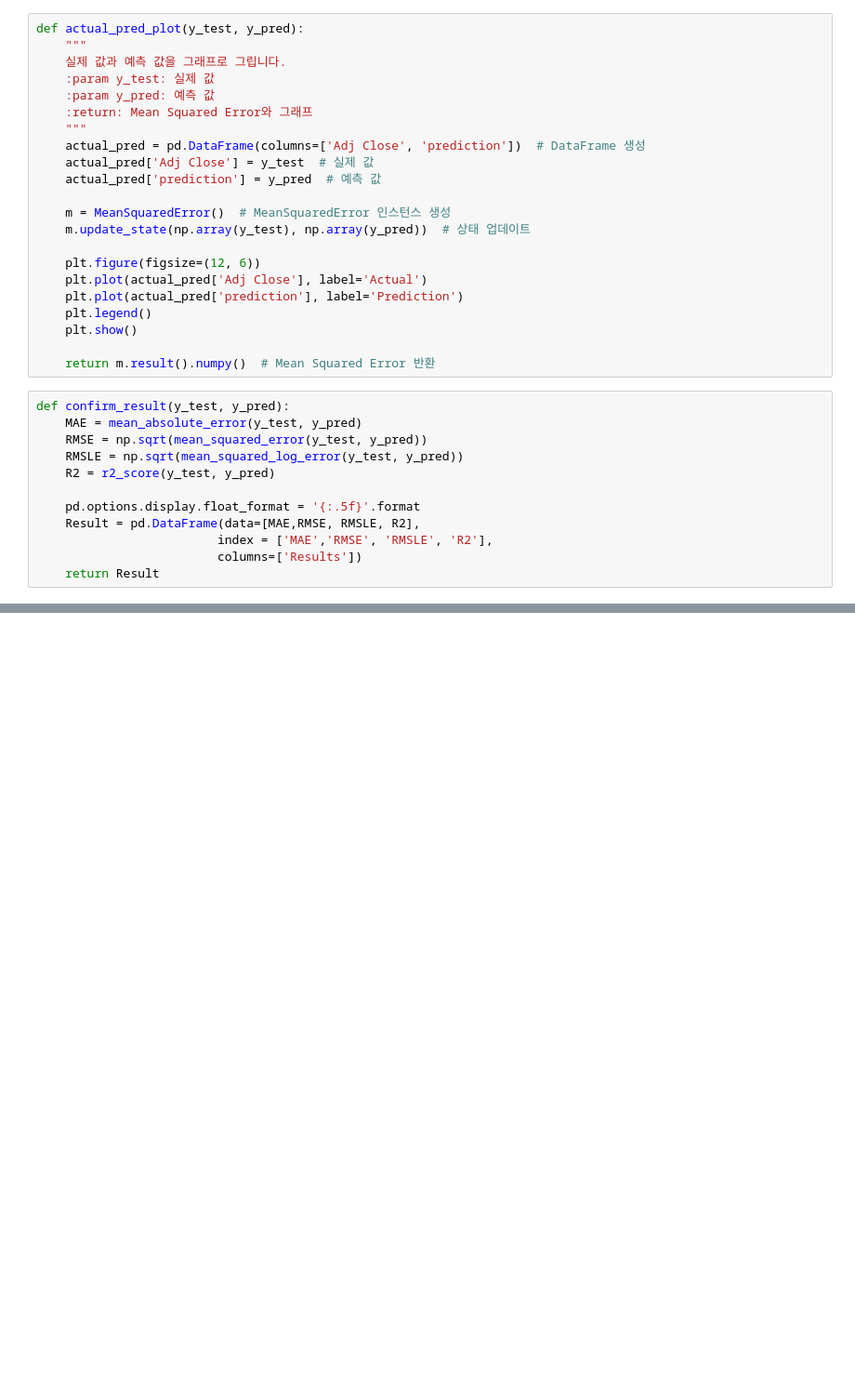
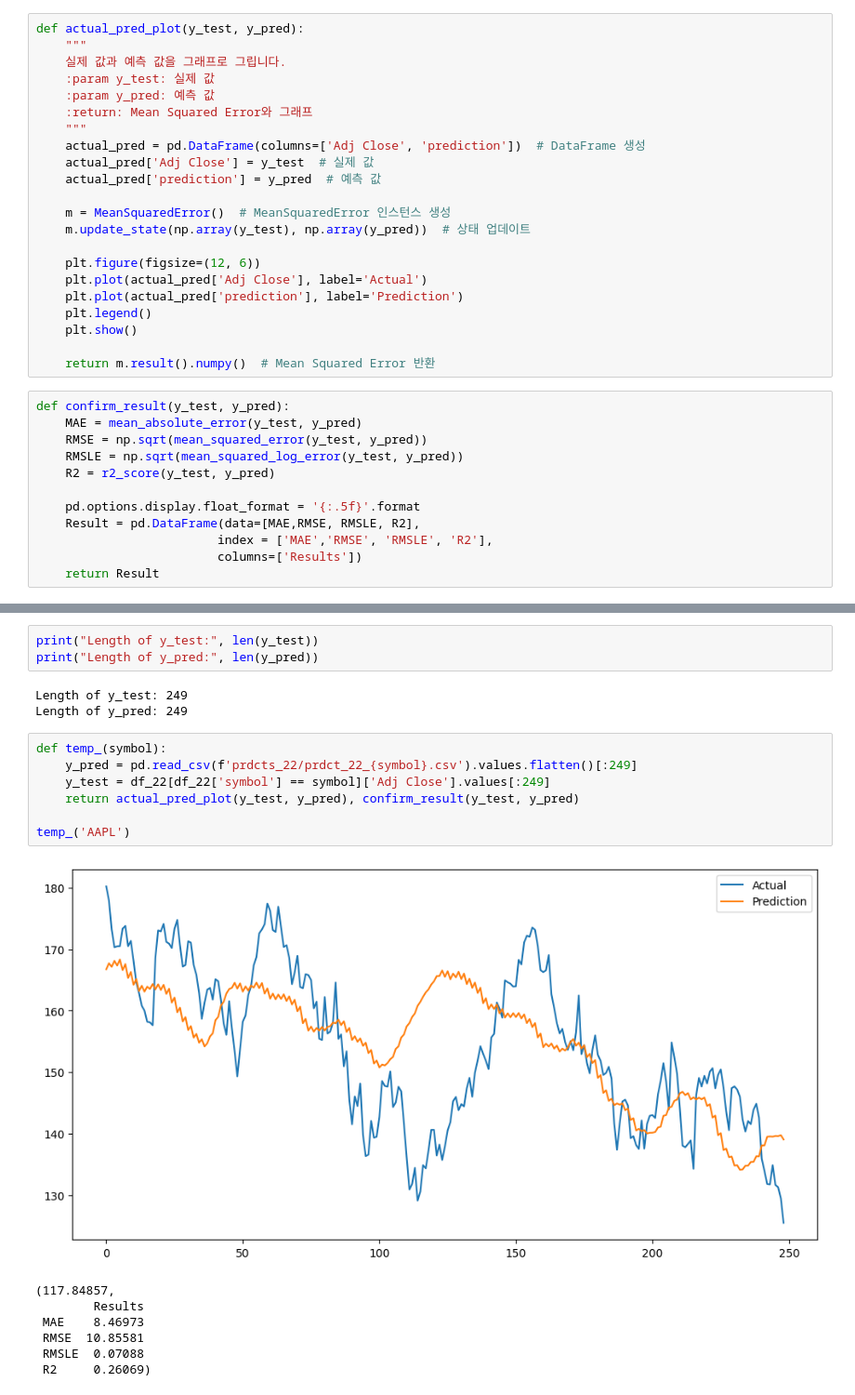
Before and after one commit to bee85919/lstm-gru-test, a Jupyter notebook: test.ipynb, the cells around one changed output, grey strips where cells are left out. Shown: that part at 93% size. Saved outputs shown, nothing was run; the diff lists cells and outputs as text; blank space fills up the shorter version.

```diff
--- a/test.ipynb
+++ b/test.ipynb
@@ -302,0 +323,21 @@ confirm_result(y_test, y_pred)
+# %%
+print("Length of y_test:", len(y_test))
+print("Length of y_pred:", len(y_pred))
+# %% [output]
+Length of y_test: 249
+Length of y_pred: 249
+# %%
+def temp_(symbol):
+    y_pred = pd.read_csv(f'prdcts_22/prdct_22_{symbol}.csv').values.flatten()[:249]
+    y_test = df_22[df_22['symbol'] == symbol]['Adj Close'].values[:249]
+    return actual_pred_plot(y_test, y_pred), confirm_result(y_test, y_pred)
+
+temp_('AAPL')
+# %% [output]
+[figure, added]
+(117.84857,
+        Results
+ MAE    8.46973
+ RMSE  10.85581
+ RMSLE  0.07088
+ R2     0.26069)
```
Also changed, not shown: parts of 8 cells of this notebook.
